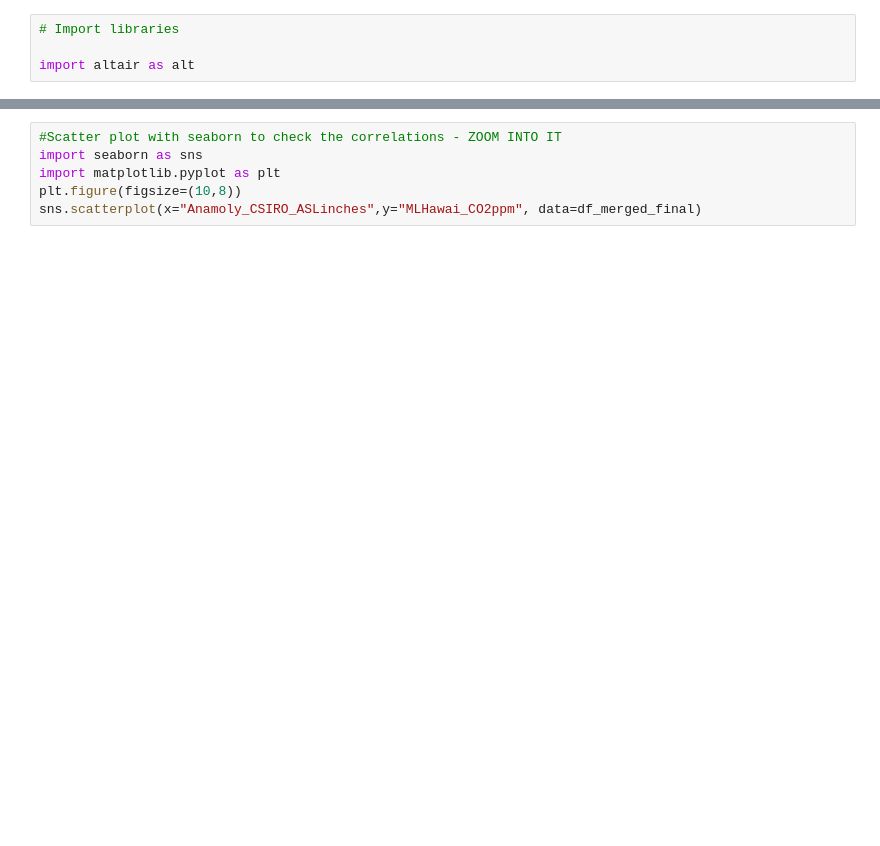
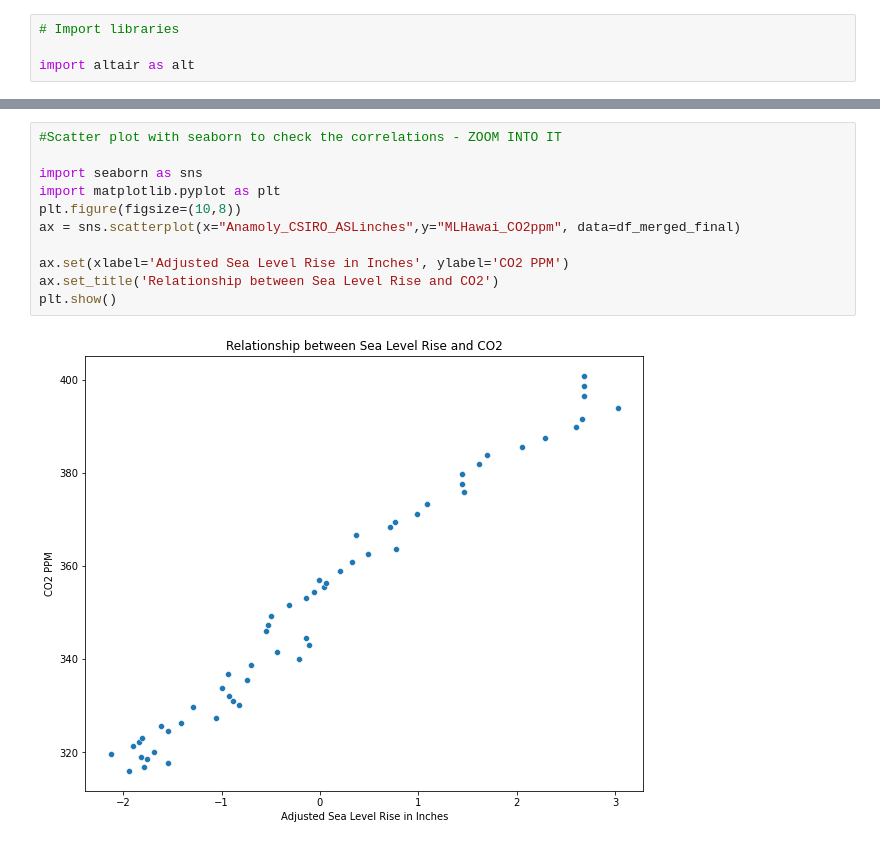
Before and after one commit to phnopoly/global-warming-usa, a Jupyter notebook: visualizeData.ipynb, the cells around one changed output, grey strips where cells are left out. Saved outputs shown, nothing was run; the diff lists cells and outputs as text; blank space fills up the shorter version.

Commit message:
added chart labels and modified colors

```diff
--- a/visualizeData.ipynb
+++ b/visualizeData.ipynb
@@ -193,9 +246,16 @@ plt.show()
 # %%
 #Scatter plot with seaborn to check the correlations - ZOOM INTO IT
+
 import seaborn as sns
 import matplotlib.pyplot as plt
 plt.figure(figsize=(10,8))
-sns.scatterplot(x="Anamoly_CSIRO_ASLinches",y="MLHawai_CO2ppm", data=df_merged_final)
+ax = sns.scatterplot(x="Anamoly_CSIRO_ASLinches",y="MLHawai_CO2ppm", data=df_merged_final)
+
+ax.set(xlabel='Adjusted Sea Level Rise in Inches', ylabel='CO2 PPM')
+ax.set_title('Relationship between Sea Level Rise and CO2')
+plt.show()
+# %% [output]
+[figure, added]
 # %%
 #sea level visualization
 
```
Also changed, not shown: parts of 17 cells of this notebook.
